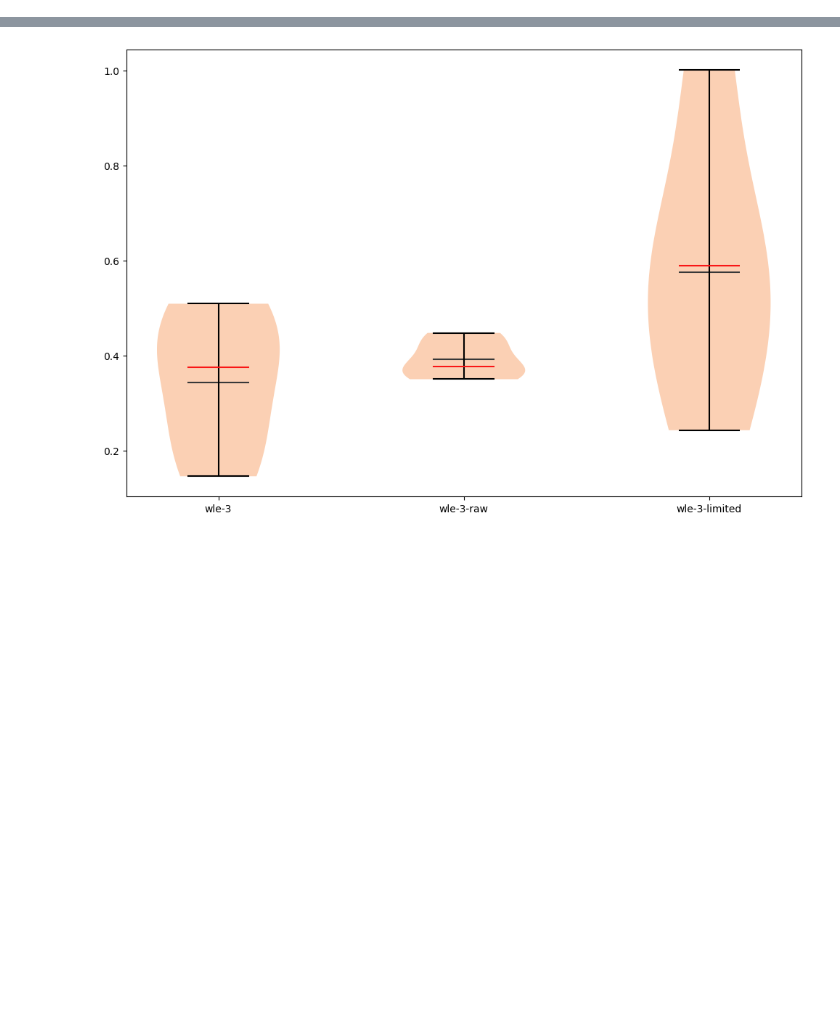
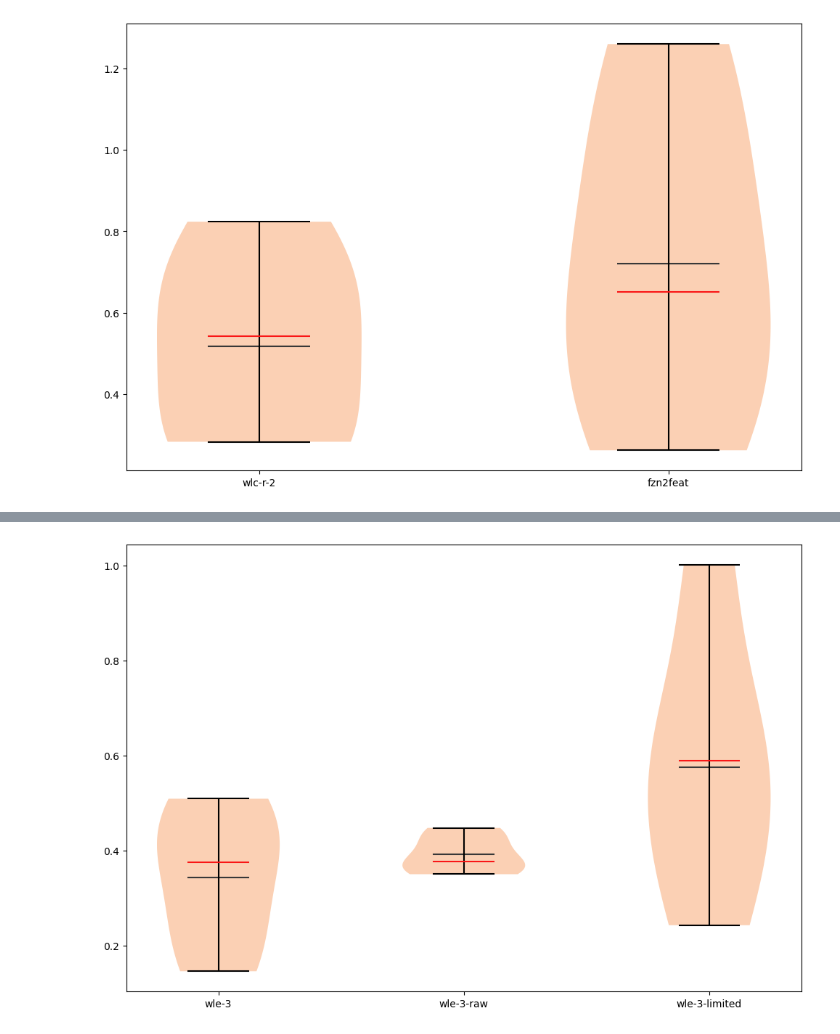
Before and after one commit to SeppiaBrilla/fzngraph_features, a Jupyter notebook: images.ipynb, the cells around one changed output, grey strips where cells are left out. Cells and saved outputs as stored; diff of their text form; code cells hidden in the pictures; blank space fills up the shorter version.

```diff
--- a/images.ipynb
+++ b/images.ipynb
@@ -42,3 +80,33 @@ as_results_plot = {k:v for k,v in sorted(as_results.items(), key=lambda x: order
+# %%
+# as_results = {}
+r = {}
+for file in ['0', '1', '2', '3', '4', '0f', '1f', '2f', '3f', '4f']:
+    # if not file.startswith("as_"):
+    #     continue
+    fold = file.replace('f', '')
+    feature_names = 'wlc-r-2' if not 'f' in file else 'fzn2feat'
+    with open(file) as f:
+        content = json.load(f)
+    if feature_names not in r:
+        r[feature_names] = []
+    r[feature_names].append((content['clf_time'] - content['clf_vbs']) / (content['cp-sat_time'] - content['clf_vbs']))
+
+plt.figure(figsize=(12,8))
+violin_parts = plt.violinplot(r.values(), showmeans=True, showmedians=True)
+
+for pc in violin_parts['bodies']:
+    pc.set_facecolor('#f46607')
+violin_parts['cbars'].set_color('black')
+violin_parts['cmins'].set_color('black')
+violin_parts['cmaxes'].set_color('black')
+violin_parts['cmaxes'].set_color('black')
+violin_parts['cmedians'].set_color('#f91616')
+violin_parts['cmeans'].set_color('#383838')
+
+plt.xticks([i for i in range(1, len(r.keys())+1)], r.keys())
+plt.show()
+# %% [output]
+[figure, added]
 # %%
 plt.figure(figsize=(12,8))
 violin_parts = plt.violinplot(as_results_plot.values(), showmeans=True, showmedians=True)
```
Also changed, not shown: parts of 5 cells of this notebook, 7 other files.
